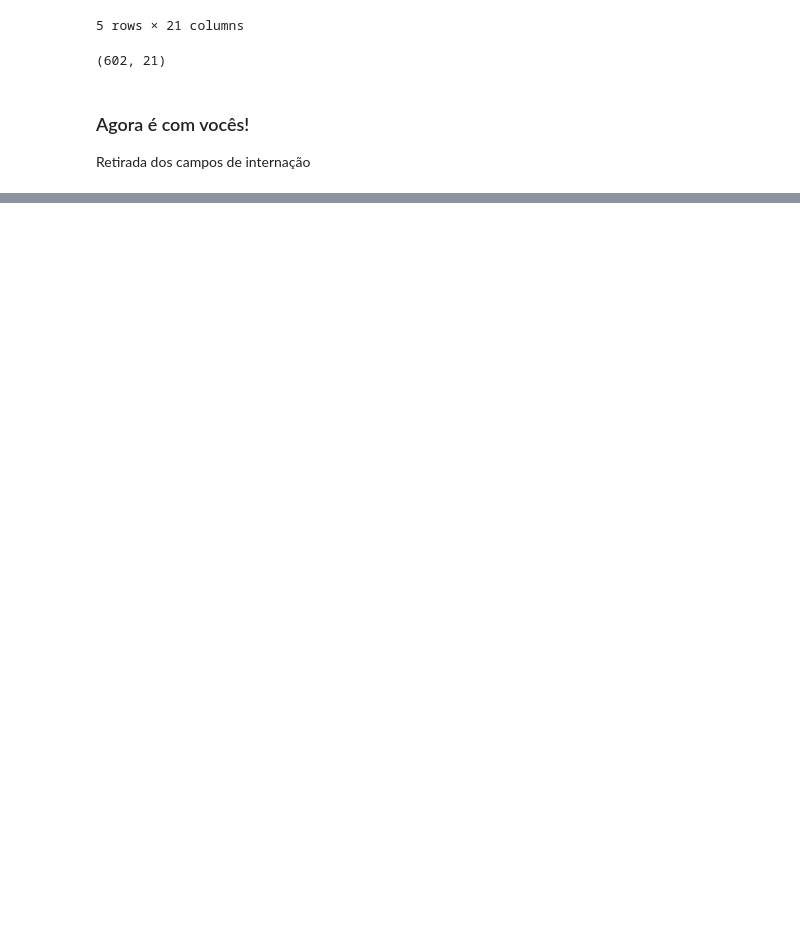
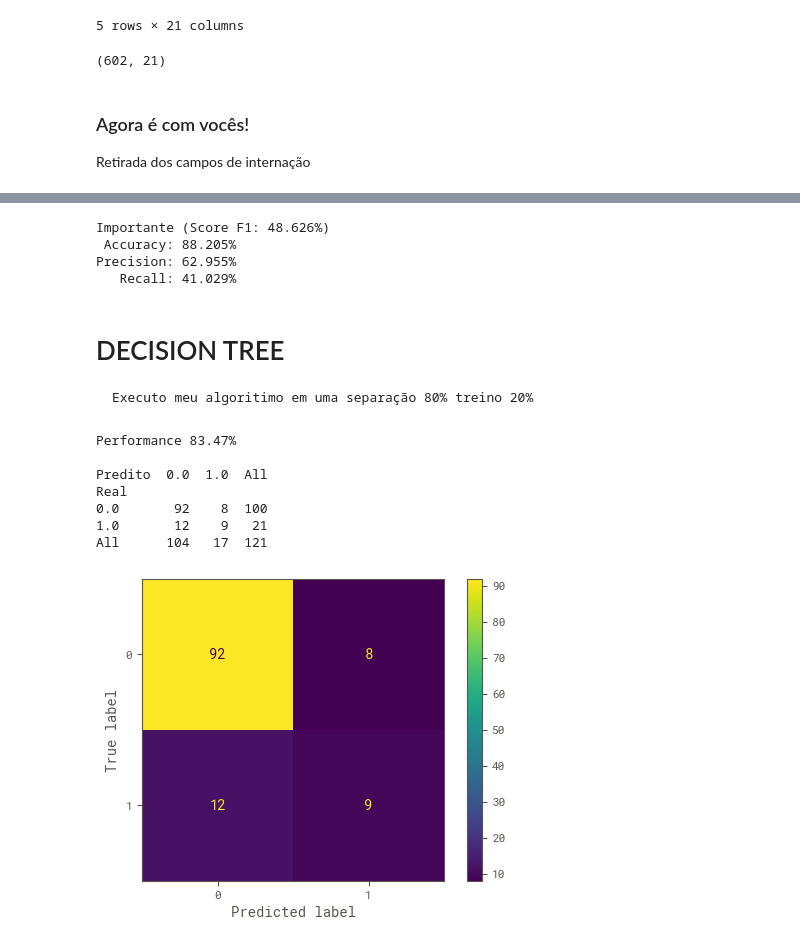
Before and after one commit to salemribeiro/COVID-Kunumi-42, a Jupyter notebook: Covid-42-KUNUMI-Einstein.ipynb, the cells around one changed output, grey strips where cells are left out. Drawn from its saved outputs; the diff is of its cells as text; code cells hidden in the pictures; blank space fills up the shorter version.

```diff
--- a/Covid-42-KUNUMI-Einstein.ipynb
+++ b/Covid-42-KUNUMI-Einstein.ipynb
@@ -505,0 +547,45 @@ All            164        17  181
+# %%
+logCross = LogisticRegression() #Instancia para ser utilizada com o cross validation e sem a normalização
+
+print("Importante (Score F1: {:05.3f}%)".format(cross_val_score(logCross, df9[selected_col], df9["sars-cov-2 exam result"], cv=5, scoring='f1').mean() * 100))#Segundo meus estudos essa é a métrica mais importante
+print(" Accuracy: {:05.3f}%".format(cross_val_score(logCross, df9[selected_col], df9["sars-cov-2 exam result"], cv=5, scoring='accuracy').mean() * 100))
+print("Precision: {:05.3f}%".format(cross_val_score(logCross, df9[selected_col], df9["sars-cov-2 exam result"], cv=5, scoring='precision').mean() * 100))
+print("   Recall: {:05.3f}%".format(cross_val_score(logCross, df9[selected_col], df9["sars-cov-2 exam result"], cv=5, scoring='recall').mean() * 100))
+# %% [output]
+Importante (Score F1: 48.626%)
+ Accuracy: 88.205%
+Precision: 62.955%
+   Recall: 41.029%
+# %% [markdown]
+# DECISION TREE
+    Executo meu algoritimo em uma separação 80% treino 20%
+# %%
+import sklearn.metrics as metr
+from sklearn.tree import DecisionTreeClassifier
+# Instanciando o classificador
+DTreeNorme = DecisionTreeClassifier(random_state=0)  #Instancia para ser utilizada sem o cross validation e normalizada
+
+
+# Aplicação do modelo
+DTreeNorme.fit(X_train[selected_col].values, X_train["sars-cov-2 exam result"])
+
+# Aplicação da predição
+y_pred = DTreeNorme.predict(X_test[selected_col])
+y_test = X_test["sars-cov-2 exam result"]
+
+#Impressão dos resultados
+print("Performance {:05.2f}%".format(100*(1-(X_test["sars-cov-2 exam result"] != y_pred).sum()/X_test.shape[0]))) #Imprimo o score mas não me parece um resultado relevante
+print()
+
+confusion_matrix = metr.confusion_matrix(y_test, y_pred)
+metr.ConfusionMatrixDisplay(confusion_matrix).plot()
+print(pd.crosstab(y_test, y_pred, rownames=['Real'], colnames=['Predito'], margins=True)) # Matriz de confusão me parece mais relevante
+# %% [output]
+Performance 83.47%
+
+Predito  0.0  1.0  All
+Real
+0.0       92    8  100
+1.0       12    9   21
+All      104   17  121
+[figure, added]
```
Also changed, not shown: parts of 27 cells of this notebook, 1 other file.
